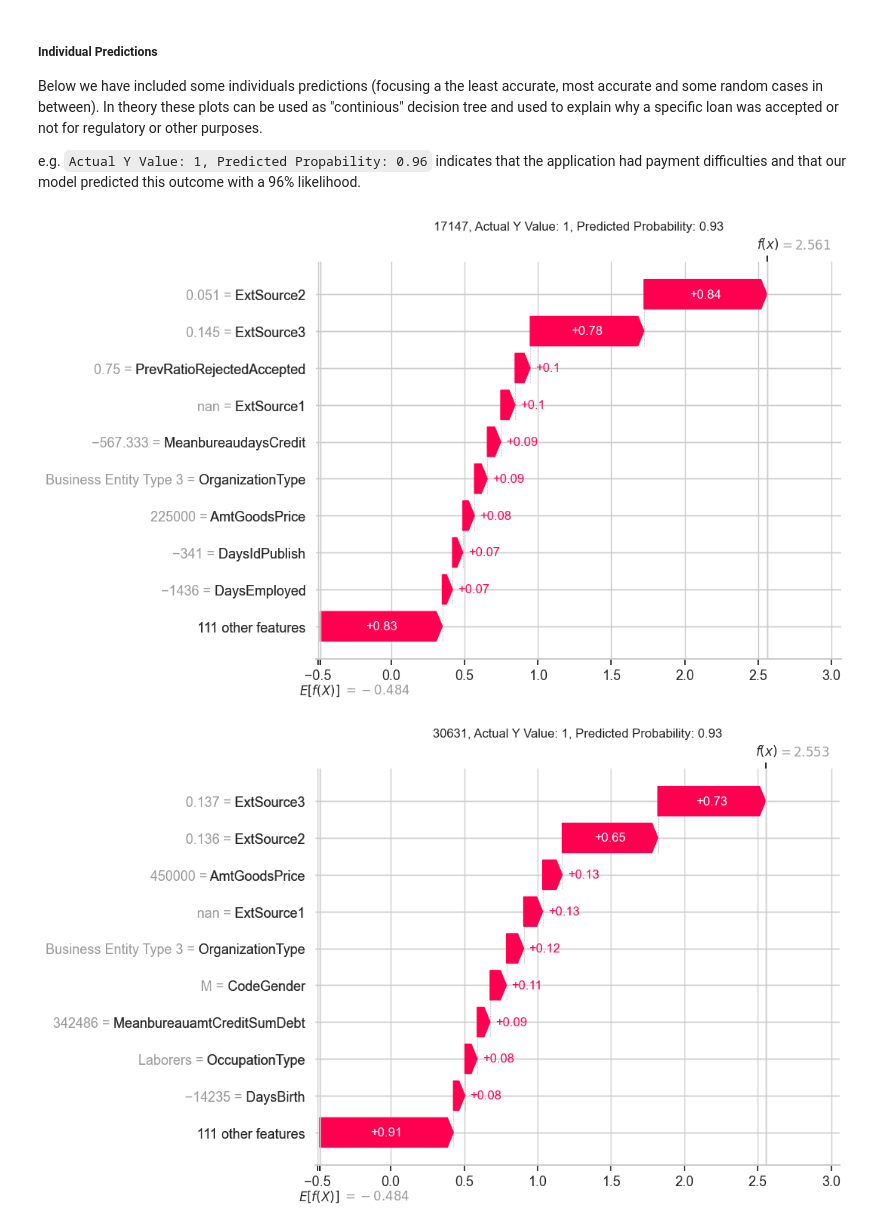
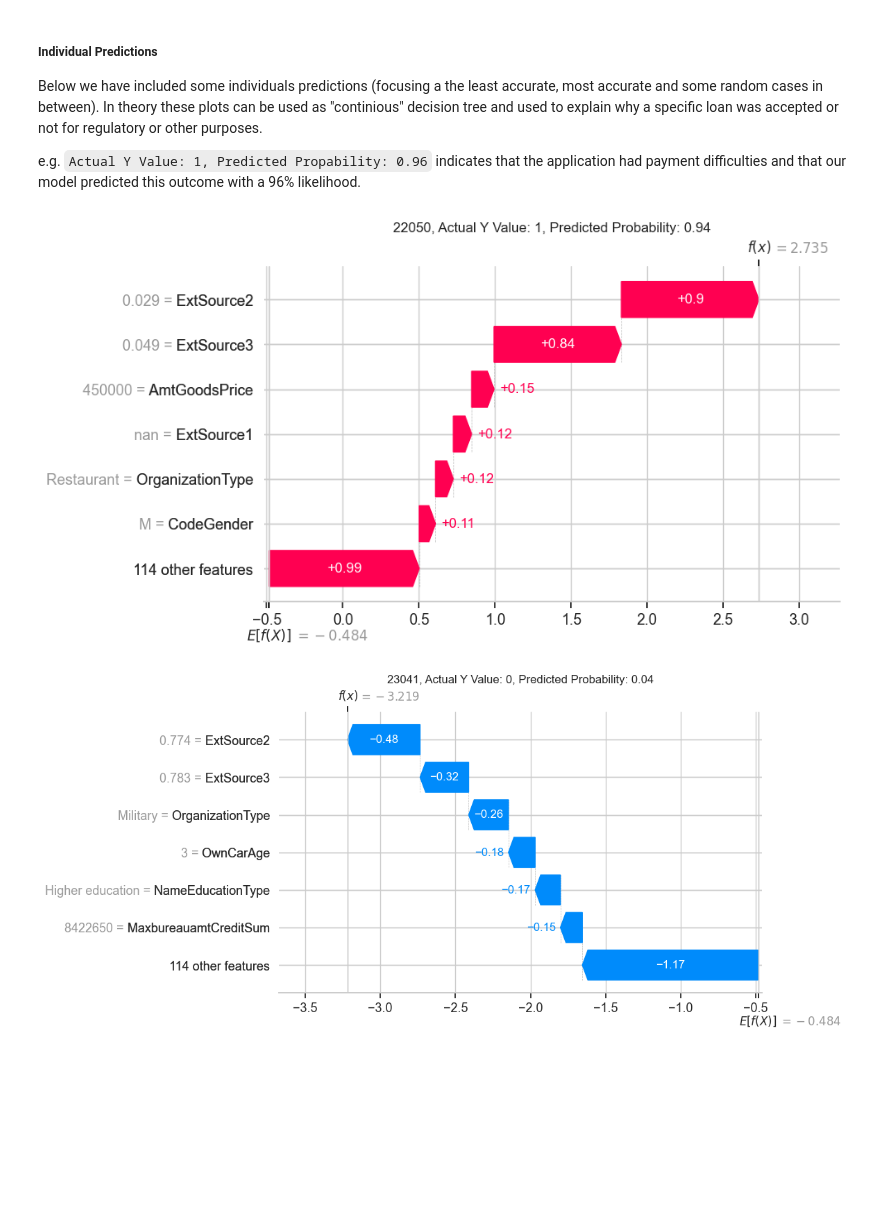
Before and after one commit to qwyt/HomeCreditDefaultRisk, a Jupyter notebook: Notebooks/2.0_Model.ipynb, the cells around one changed output. Drawn from its saved outputs; the diff is of its cells as text; code cells hidden in the pictures; blank space fills up the shorter version.

```diff
--- a/Notebooks/2.0_Model.ipynb
+++ b/Notebooks/2.0_Model.ipynb
@@ -705,57 +708,54 @@ differences_df = pd.DataFrame(
 )
 
 # Sort by 'absolute_difference' in descending order and select the top N
-N = 4
+N = 1
 top_differences_df = differences_df.nlargest(N, "absolute_difference")
 min_differences_df = differences_df.nsmallest(N, "absolute_difference")
 
 min_diff_only_default = differences_df[differences_df["y_test"] == 1].nsmallest(
     N, "absolute_difference"
 )
-# posmin = differences_df.nsmallest(N, 'real_differences')
 
-# If you want a random sample of N from these top differences
 random_sample_top_diff = top_differences_df.sample(
     n=N, random_state=42
-)  # Use a fixed seed for reproducibility
+)
 random_sample_min_diff = min_differences_df.sample(
     n=N, random_state=42
-)  # Use a fixed seed for reproducibility
+)
 random_sample_posmin_diff = min_diff_only_default.sample(
     n=N, random_state=42
-)  # Use a fixed seed for reproducibility
+)
 
 # Get the indices of the selected samples
 selected_indices = random_sample_top_diff["index"].values
 selected_min_indices = random_sample_min_diff["index"].values
 posmin_indices = random_sample_posmin_diff["index"].values
-
 
 import shap
 import numpy as np
 import matplotlib.pyplot as plt
 
 explainer = shap.TreeExplainer(model)
 shap_values = explainer.shap_values(X_test)
 
 for index in np.concatenate([posmin_indices, selected_min_indices, selected_indices]):
     # Create an Explanation object from SHAP values
     shap_explanation = shap.Explanation(
         values=shap_values[index],
         base_values=explainer.expected_value,
         data=X_test.iloc[index, :],
         feature_names=X_test.columns.tolist(),
     )
 
-    shap.plots.waterfall(shap_explanation, max_display=10, show=False)
+    shap.plots.waterfall(shap_explanation, max_display=7, show=False)
 
-    predicted_probability = model.predict_proba(X_test.iloc[index : index + 1])[0, 1]
+    predicted_probability = model.predict_proba(X_test.iloc[index: index + 1])[0, 1]
     actual_y_value = y_test.iloc[index]
 
     plt.title(
         f"{index}, Actual Y Value: {actual_y_value}, Predicted Probability: {predicted_probability:.2f}"
     )
     plt.show()
 # %% [output]
-[figure, old version]
+[figure, new version]
-[figure, old version]
+[figure, new version]
```
Also changed, not shown: parts of 12 cells of this notebook, 2 other files.
